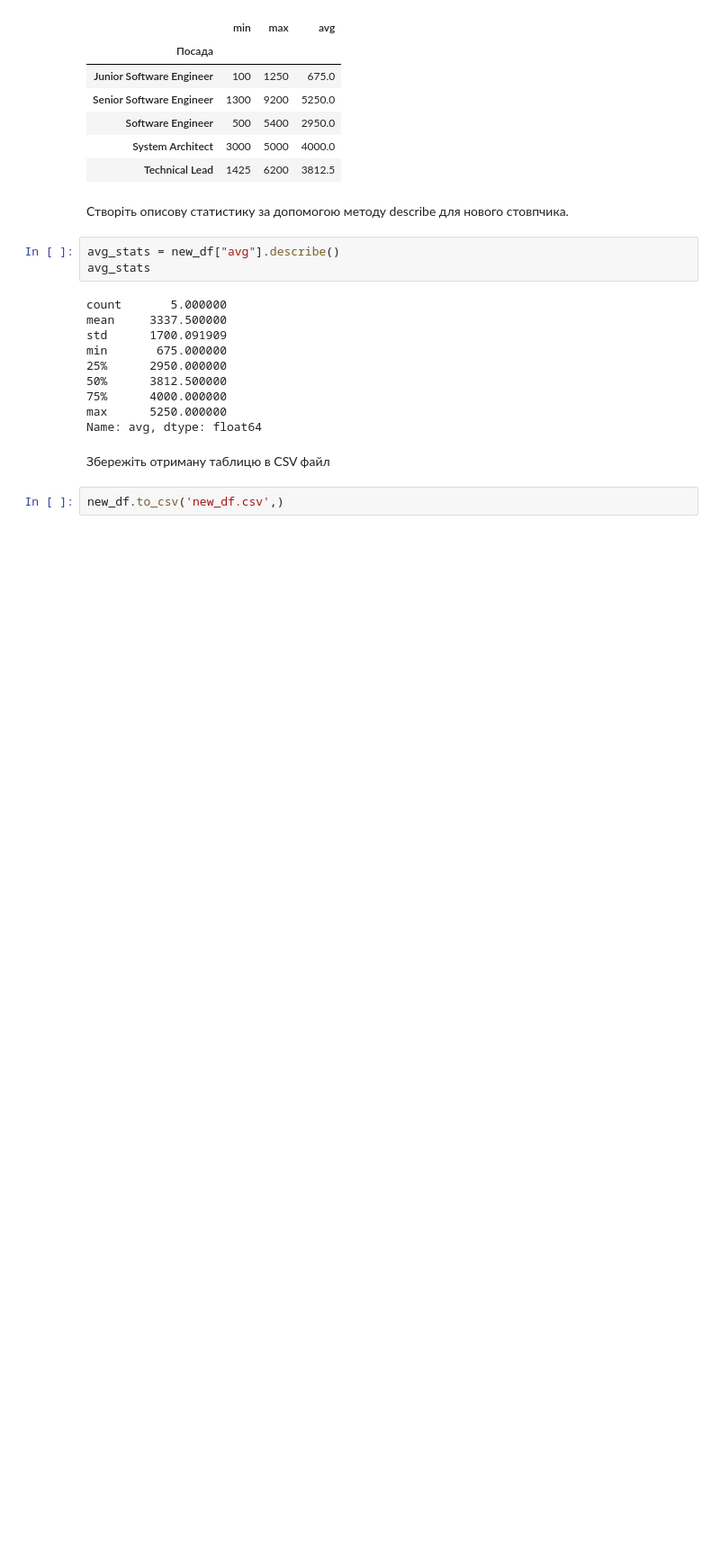
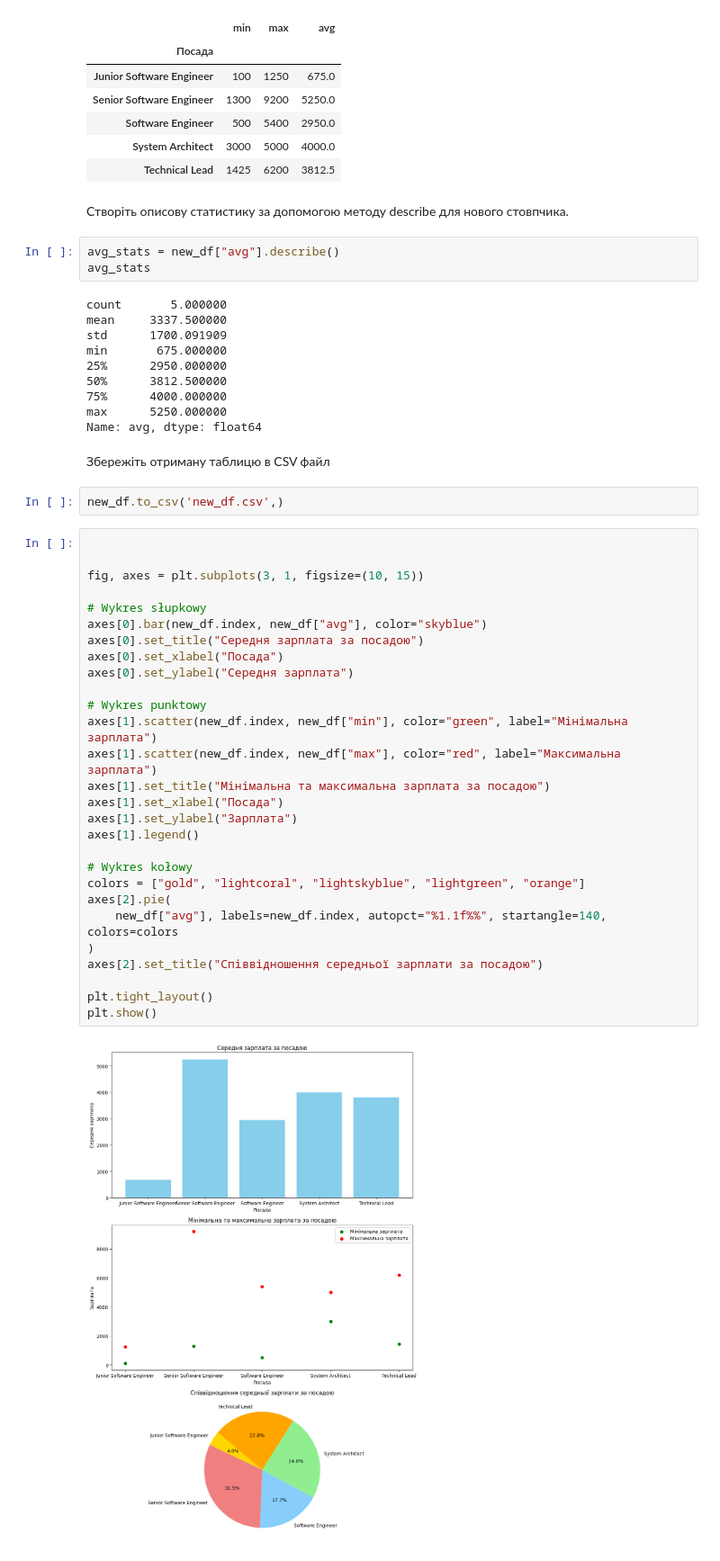
Before and after one commit to OlegNiedz/DS_HW5, a Jupyter notebook: HW5/hw5/HW5_2.ipynb, the cells around one changed output. Shown: that part at 90% size. Cells and saved outputs as stored; diff of their text form; blank space fills up the shorter version.

```diff
--- a/HW5/hw5/HW5_2.ipynb
+++ b/HW5/hw5/HW5_2.ipynb
@@ -226,3 +226,33 @@ Name: avg, dtype: float64
 Збережіть отриману таблицю в CSV файл
 # %%
 new_df.to_csv('new_df.csv',)
+# %%
+
+
+fig, axes = plt.subplots(3, 1, figsize=(10, 15))
+
+# Wykres słupkowy
+axes[0].bar(new_df.index, new_df["avg"], color="skyblue")
+axes[0].set_title("Середня зарплата за посадою")
+axes[0].set_xlabel("Посада")
+axes[0].set_ylabel("Середня зарплата")
+
+# Wykres punktowy
+axes[1].scatter(new_df.index, new_df["min"], color="green", label="Мінімальна зарплата")
+axes[1].scatter(new_df.index, new_df["max"], color="red", label="Максимальна зарплата")
+axes[1].set_title("Мінімальна та максимальна зарплата за посадою")
+axes[1].set_xlabel("Посада")
+axes[1].set_ylabel("Зарплата")
+axes[1].legend()
+
+# Wykres kołowy
+colors = ["gold", "lightcoral", "lightskyblue", "lightgreen", "orange"]
+axes[2].pie(
+    new_df["avg"], labels=new_df.index, autopct="%1.1f%%", startangle=140, colors=colors
+)
+axes[2].set_title("Співвідношення середньої зарплати за посадою")
+
+plt.tight_layout()
+plt.show()
+# %% [output]
+[figure, added]
```
Also changed, not shown: 3 other files.
